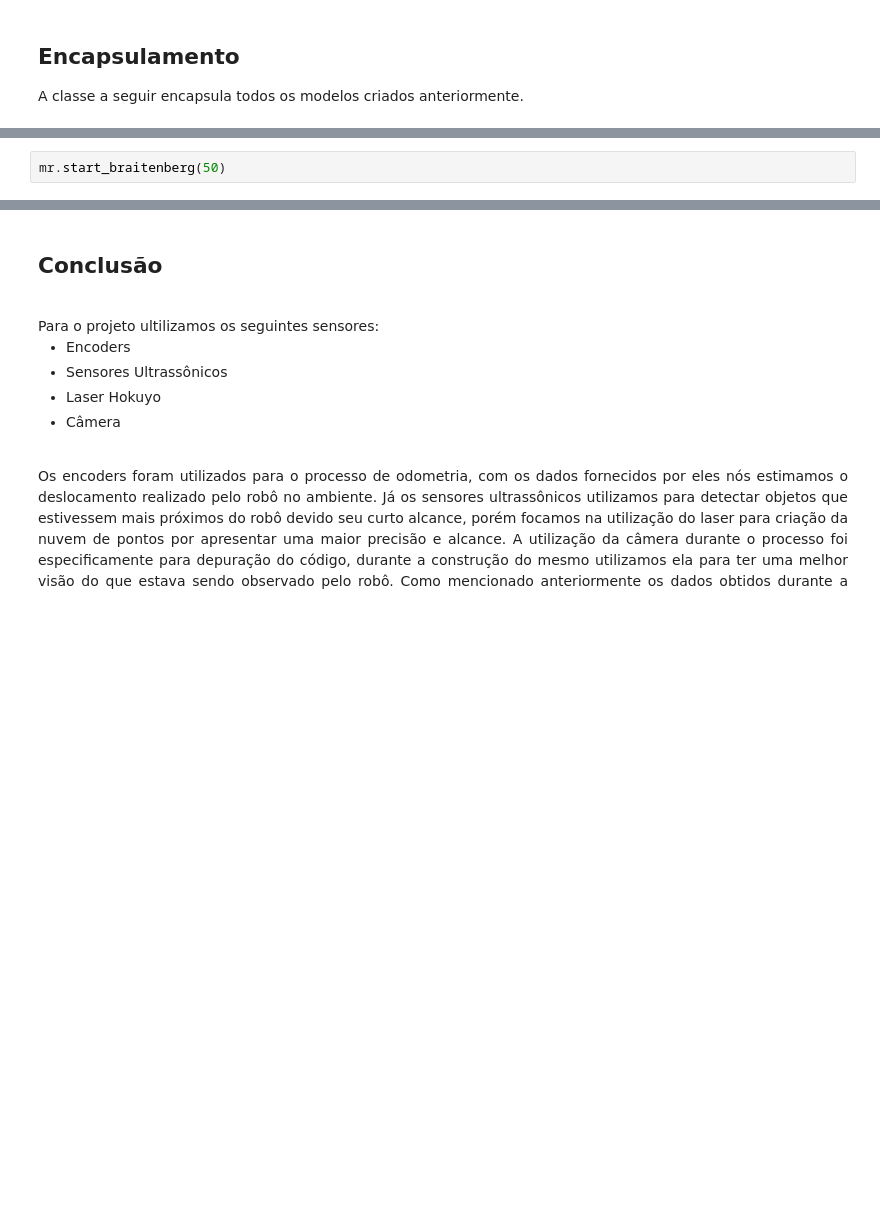
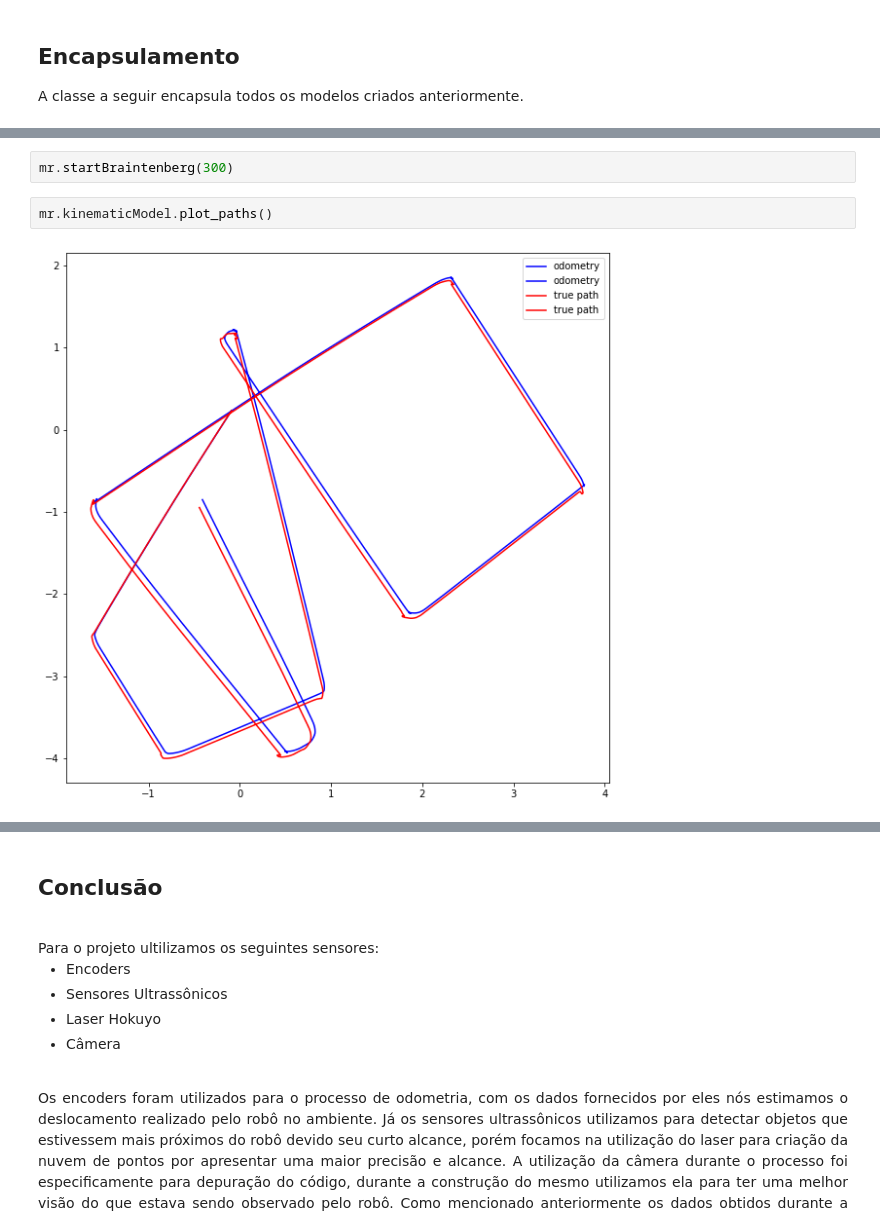
Before and after one commit to Necropsy/MO651, a Jupyter notebook: exercises/Project4-JP.ipynb, the cells around one changed output, grey strips where cells are left out. Saved outputs shown, nothing was run; the diff lists cells and outputs as text; blank space fills up the shorter version.

```diff
--- a/exercises/Project4-JP.ipynb
+++ b/exercises/Project4-JP.ipynb
@@ -597,8 +792,12 @@ Connected to remoteApi server.
  Left motor connected.
  Right motor connected.
  Robot connected.
-# %%
-mr.start_braitenberg(50)
+# %%
+mr.startBraintenberg(300)
+# %%
+mr.kinematicModel.plot_paths()
+# %% [output]
+[figure, added]
 # %%
 mr.point_cloud.plot_point_cloud()
 # %% [output]
```
Also changed, not shown: parts of 36 cells of this notebook.
